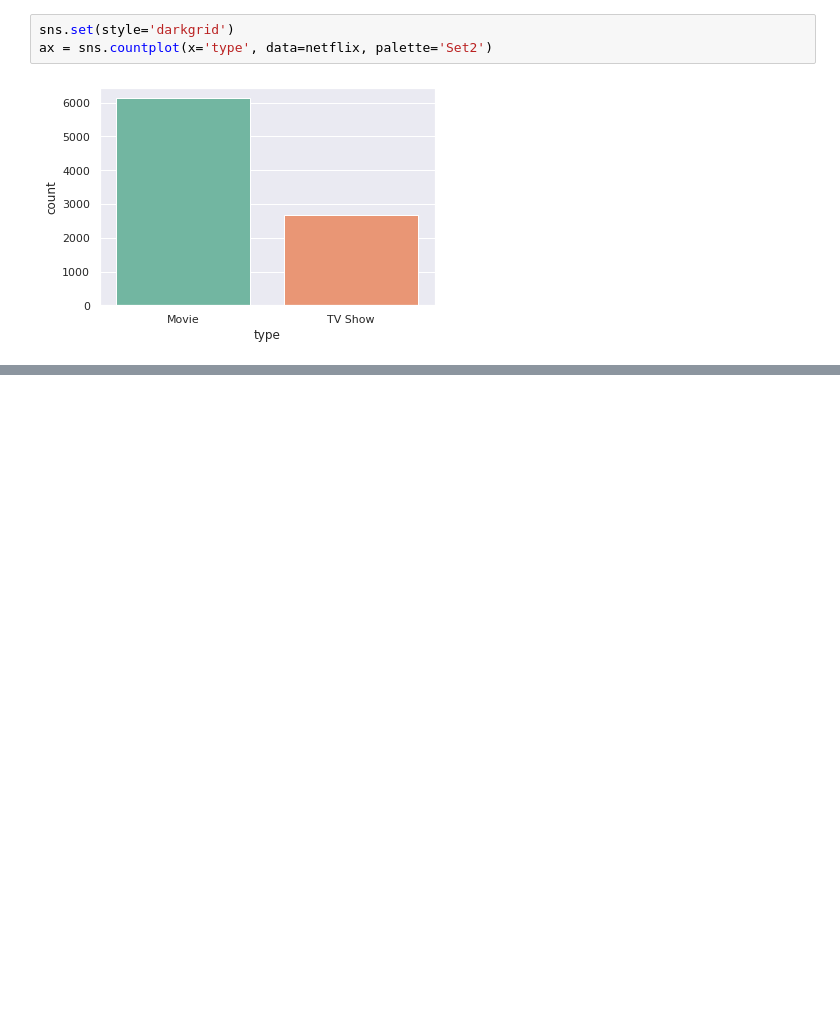
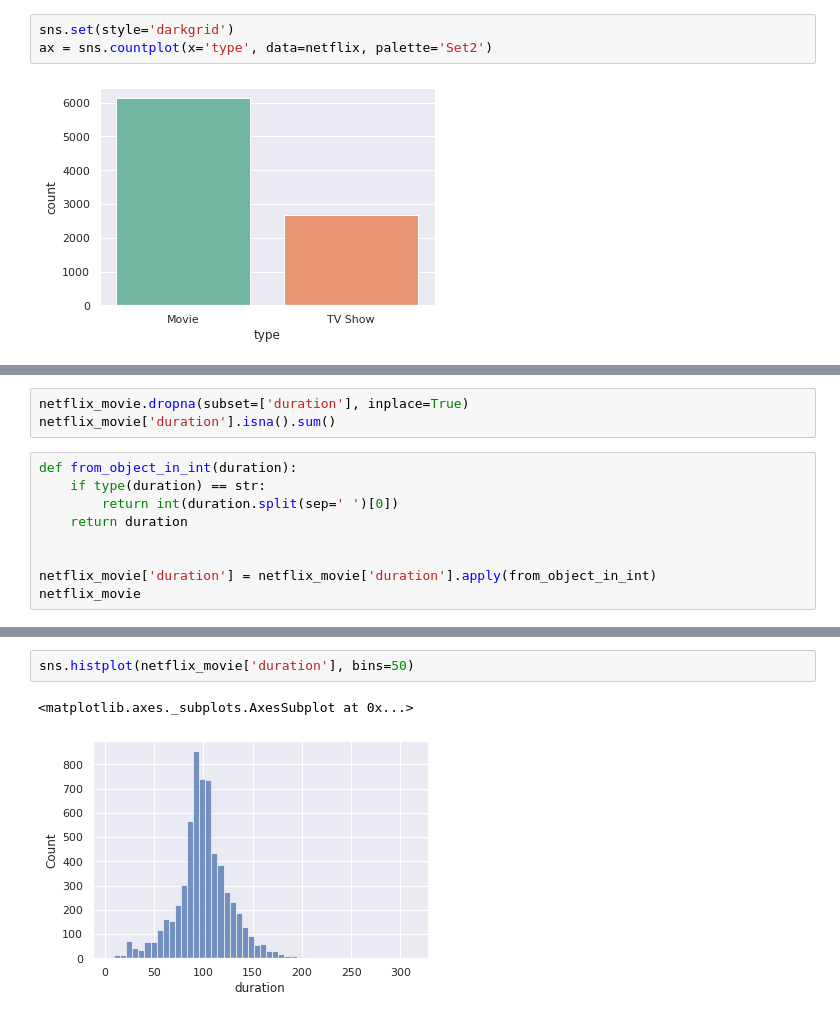
Before and after one commit to Sergey-Dubinin/Data-Analysis, a Jupyter notebook: Netflix.ipynb, the cells around one changed output, grey strips where cells are left out. Drawn from its saved outputs; the diff is of its cells as text; blank space fills up the shorter version.

Commit message:
Анализ данных от Netflix по фильмам и сериалам.

```diff
--- a/Netflix.ipynb
+++ b/Netflix.ipynb
@@ -52,0 +90,12 @@ ax = sns.countplot(x='type', data=netflix, palette='Set2')
+# %%
+netflix_movie.dropna(subset=['duration'], inplace=True)
+netflix_movie['duration'].isna().sum()
+# %%
+def from_object_in_int(duration):
+    if type(duration) == str:
+        return int(duration.split(sep=' ')[0])
+    return duration
+
+
+netflix_movie['duration'] = netflix_movie['duration'].apply(from_object_in_int)
+netflix_movie
@@ -52,0 +128,5 @@ ax = sns.countplot(x='type', data=netflix, palette='Set2')
+# %%
+sns.histplot(netflix_movie['duration'], bins=50)
+# %% [output]
+<matplotlib.axes._subplots.AxesSubplot at 0x...>
+[figure, added]
```
Also changed, not shown: parts of 14 cells of this notebook.
